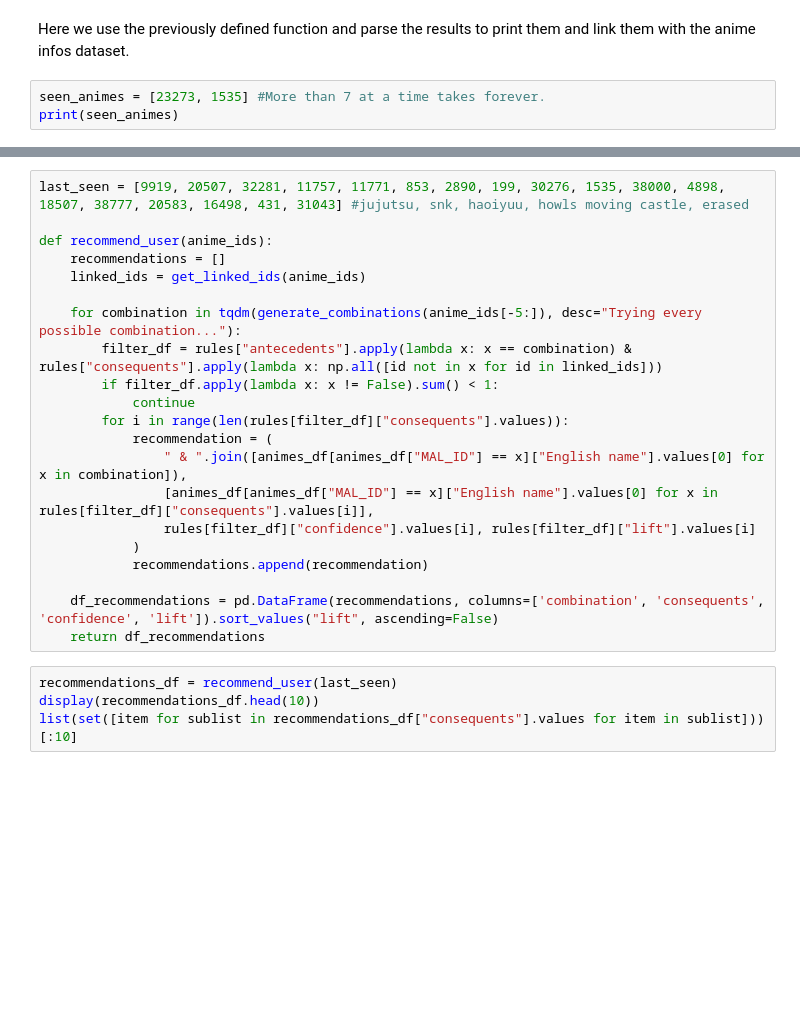
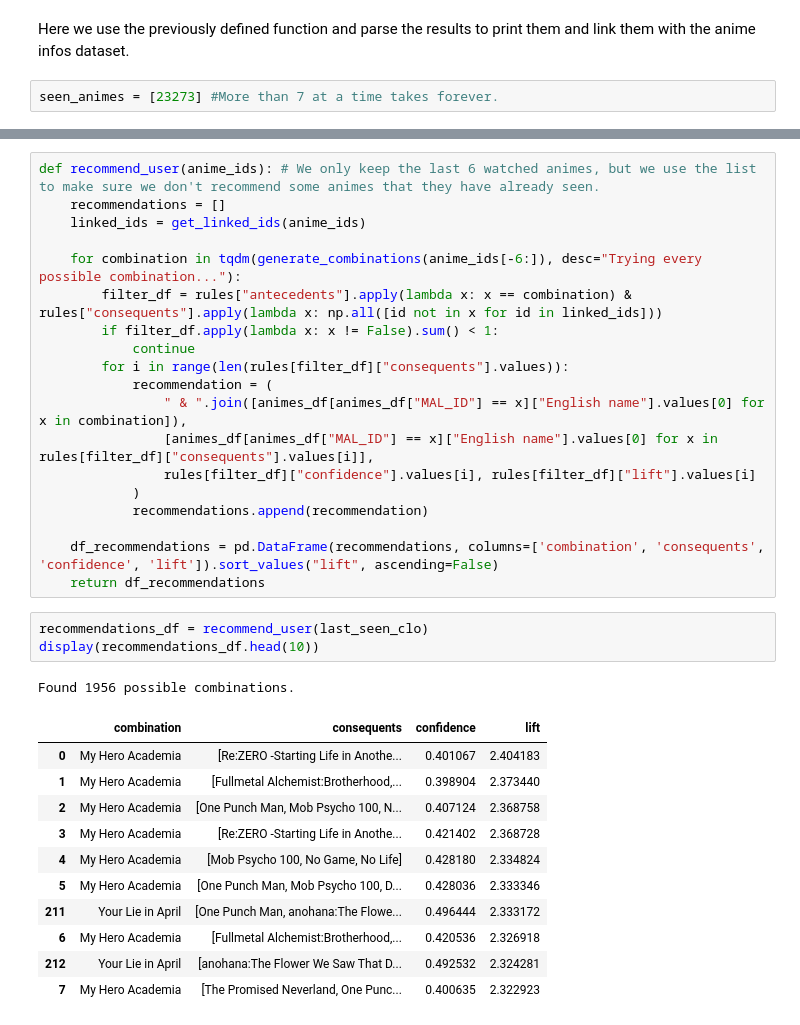
Before and after one commit to Tonin386/julius, a Jupyter notebook: Playlist automation.ipynb, the cells around one changed output, grey strips where cells are left out. Drawn from its saved outputs; the diff is of its cells as text; blank space fills up the shorter version.

Commit message:
PROJECT IS DONE WE ARE GOING TO HAVE THE BEST GRADE

```diff
--- a/Playlist automation.ipynb
+++ b/Playlist automation.ipynb
@@ -265,8 +358,7 @@ def find_recommendations_free(anime_ids):
 # %% [markdown]
 Here we use the previously defined function and parse the results to print them and link them with the anime infos dataset.
 # %%
-seen_animes = [23273, 1535] #More than 7 at a time takes forever.
-print(seen_animes)
+seen_animes = [23273] #More than 7 at a time takes forever.
 # %%
 for recommendations in find_recommendations_precise(seen_animes):
 	for i in range(len(recommendations[1])):
@@ -285,11 +472,9 @@ for index, recommendation_df in find_recommendations_free(seen_animes):
 # %%
-last_seen = [9919, 20507, 32281, 11757, 11771, 853, 2890, 199, 30276, 1535, 38000, 4898, 18507, 38777, 20583, 16498, 431, 31043] #jujutsu, snk, haoiyuu, howls moving castle, erased
-
-def recommend_user(anime_ids):
+def recommend_user(anime_ids): # We only keep the last 6 watched animes, but we use the list to make sure we don't recommend some animes that they have already seen.
 	recommendations = []
 	linked_ids = get_linked_ids(anime_ids)
 
-	for combination in tqdm(generate_combinations(anime_ids[-5:]), desc="Trying every possible combination..."):
+	for combination in tqdm(generate_combinations(anime_ids[-6:]), desc="Trying every possible combination..."):
 		filter_df = rules["antecedents"].apply(lambda x: x == combination) & rules["consequents"].apply(lambda x: np.all([id not in x for id in linked_ids]))
 		if filter_df.apply(lambda x: x != False).sum() < 1:
 			continue
@@ -303,7 +488,19 @@ def recommend_user(anime_ids):
 
 	df_recommendations = pd.DataFrame(recommendations, columns=['combination', 'consequents', 'confidence', 'lift']).sort_values("lift", ascending=False)
 	return df_recommendations
-# %%
-recommendations_df = recommend_user(last_seen)
-display(recommendations_df.head(10))
-list(set([item for sublist in recommendations_df["consequents"].values for item in sublist]))[:10]
+# %%
+recommendations_df = recommend_user(last_seen_clo)
+display(recommendations_df.head(10))
+# %% [output]
+Found 1956 possible combinations.
+|  | combination | consequents | confidence | lift |
+| 0 | My Hero Academia | [Re:ZERO -Starting Life in Anothe... | 0.401067 | 2.404183 |
+| 1 | My Hero Academia | [Fullmetal Alchemist:Brotherhood,... | 0.398904 | 2.373440 |
+| 2 | My Hero Academia | [One Punch Man, Mob Psycho 100, N... | 0.407124 | 2.368758 |
+| 3 | My Hero Academia | [Re:ZERO -Starting Life in Anothe... | 0.421402 | 2.368728 |
+| 4 | My Hero Academia | [Mob Psycho 100, No Game, No Life] | 0.428180 | 2.334824 |
+| 5 | My Hero Academia | [One Punch Man, Mob Psycho 100, D... | 0.428036 | 2.333346 |
+| 211 | Your Lie in April | [One Punch Man, anohana:The Flowe... | 0.496444 | 2.333172 |
+| 6 | My Hero Academia | [Fullmetal Alchemist:Brotherhood,... | 0.420536 | 2.326918 |
+| 212 | Your Lie in April | [anohana:The Flower We Saw That D... | 0.492532 | 2.324281 |
+| 7 | My Hero Academia | [The Promised Neverland, One Punc... | 0.400635 | 2.322923 |
```
Also changed, not shown: parts of 32 cells of this notebook.
